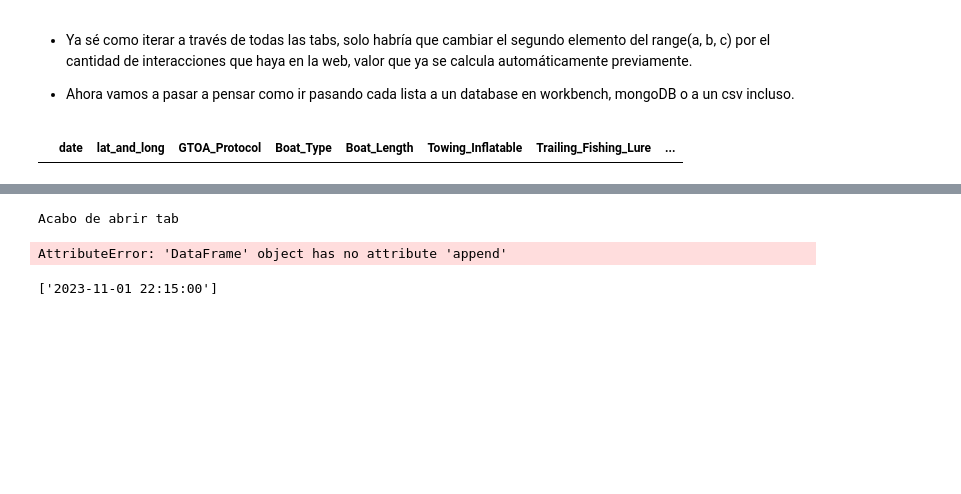
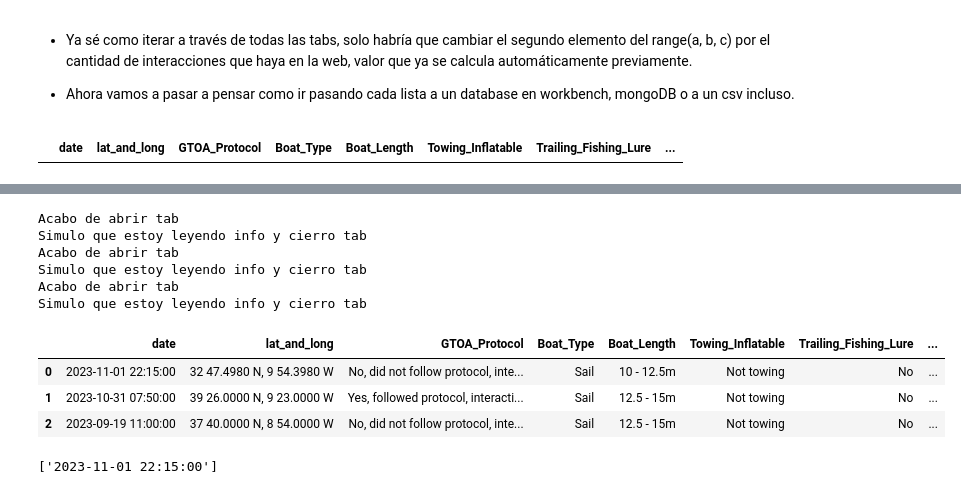
Before and after one commit to Jacobomb/Orca-interactions-in-the-Iberian-Peninsula, a Jupyter notebook: notebooks/1.WebScraping.ipynb, the cells around one changed output, grey strips where cells are left out. Cells and saved outputs as stored; diff of their text form; code cells hidden in the pictures; blank space fills up the shorter version.

```diff
--- a/notebooks/1.WebScraping.ipynb
+++ b/notebooks/1.WebScraping.ipynb
@@ -304,7 +314,7 @@ for i in range(1, 4, 1):
     # En este punto tengo la lista con todas las respuestas hasta orca behaviour
 
     # Meto la lista en el dataframe
-    df = df.append(pd.Series(lista_resps, index=columnas))
+    df.loc[i-1] = lista_resps
 
     print('Simulo que estoy leyendo info y cierro tab')
 
@@ -313,7 +323,18 @@ for i in range(1, 4, 1):
     driver.find_element(By.XPATH, '/html/body/div[3]/div/section/div/section/div/div[5]/div/div/div/div[2]/div/div/div[2]/div[2]/div[3]/div[3]/div[1]/span[1]').click()
 # %% [output]
 Acabo de abrir tab
+Simulo que estoy leyendo info y cierro tab
+Acabo de abrir tab
+Simulo que estoy leyendo info y cierro tab
+Acabo de abrir tab
+Simulo que estoy leyendo info y cierro tab
-AttributeError: 'DataFrame' object has no attribute 'append'
+# %%
+df
+# %% [output]
+|  | date | lat_and_long | GTOA_Protocol | Boat_Type | Boat_Length | Towing_Inflatable | Trailing_Fishing_Lure | ... |
+| 0 | 2023-11-01 22:15:00 | 32 47.4980 N, 9 54.3980 W | No, did not follow protocol, inte... | Sail | 10 - 12.5m | Not towing | No | ... |
+| 1 | 2023-10-31 07:50:00 | 39 26.0000 N, 9 23.0000 W | Yes, followed protocol, interacti... | Sail | 12.5 - 15m | Not towing | No | ... |
+| 2 | 2023-09-19 11:00:00 | 37 40.0000 N, 8 54.0000 W | No, did not follow protocol, inte... | Sail | 12.5 - 15m | Not towing | No | ... |
 # %%
 lista_resps = []
 lista_resps.append(driver.find_element(By.XPATH, '/html/body/div[3]/div/section/div/section/div/div[5]/div/div/div/div[2]/div/div/div[2]/div[2]/div[3]/div[3]/div[2]/p[4]').text)
```
Also changed, not shown: parts of 3 cells of this notebook, 1 other file.
